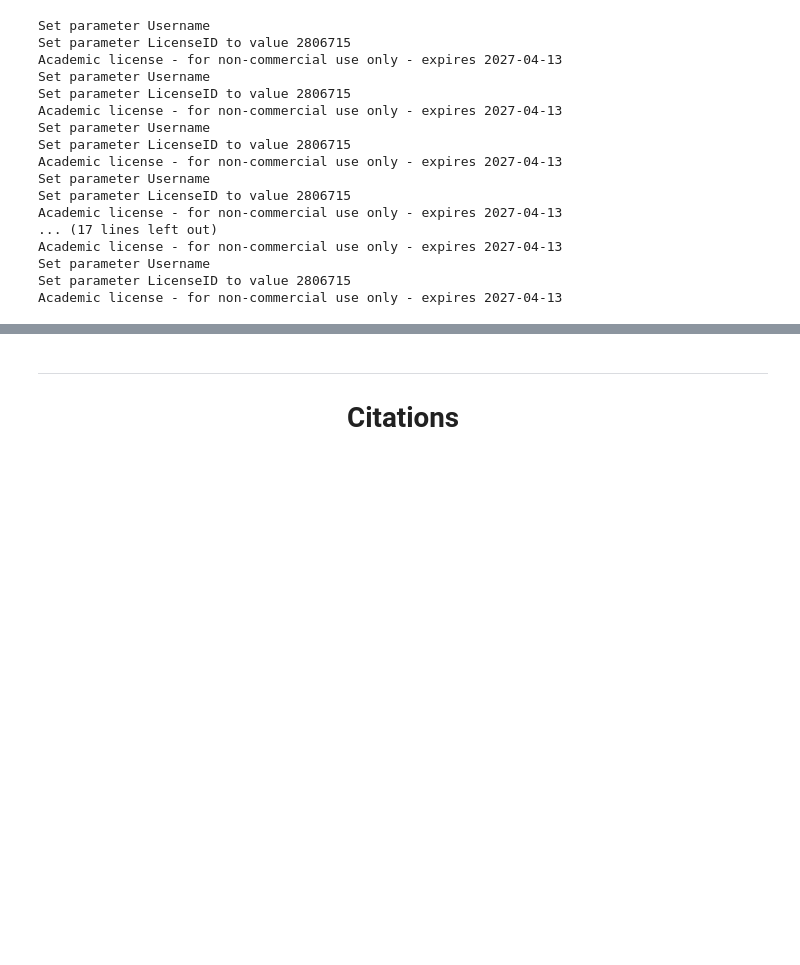
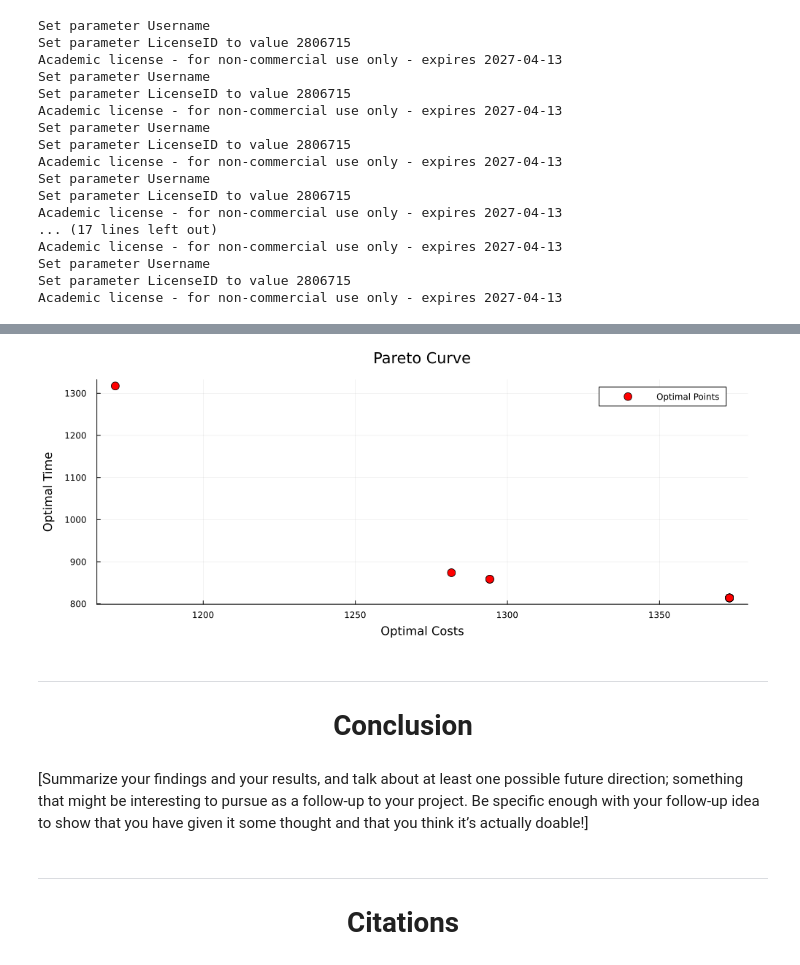
Before and after one commit to OckermanSethGVSU/ISYE_524_W26, a Jupyter notebook: Optimal_Reverse_Supply_Chain_Modeling.ipynb, the cells around one changed output, grey strips where cells are left out. Saved outputs shown, nothing was run; the diff lists cells and outputs as text; code cells hidden in the pictures; blank space fills up the shorter version.

```diff
--- a/Optimal_Reverse_Supply_Chain_Modeling.ipynb
+++ b/Optimal_Reverse_Supply_Chain_Modeling.ipynb
@@ -1641,0 +1927,4 @@ Maybe add basic part component which can be used to "repair" (buy) part componen
+# %%
+lambdas = sort([0, 0.5, 1., 1.5, 2., 2.5, 3., 3.5, 4., 4.5, 5.]) # tradeoff parameter
+opt_costs = []
+opt_times = [];
@@ -1642,3 +2067,21 @@ Maybe add basic part component which can be used to "repair" (buy) part componen
+# %%
+# Plot Pareto Curve
+p = scatter(opt_costs, opt_times, marker=:circle, markersize=6,
+             label="Optimal Points", color=:red)
+title!(p, "Pareto Curve")
+xlabel!(p, "Optimal Costs")
+ylabel!(p, "Optimal Time")
+
+
+# Display
+plot(p, size=(1000, 400), margin=5Plots.mm)
+# %% [output]
+[figure, added]
+# %% [markdown]
+---
+# <center>Conclusion</center>
+# %% [markdown]
+[Summarize your findings and your results, and talk about at least one possible future direction; something that might be interesting to pursue as a follow-up to your project. Be specific enough with your follow-up idea to show that you have given it some thought and that you think it’s actually doable!]
 # %% [markdown]
 ---
 # <center>Citations</center>
```
Also changed, not shown: parts of 27 cells of this notebook.
